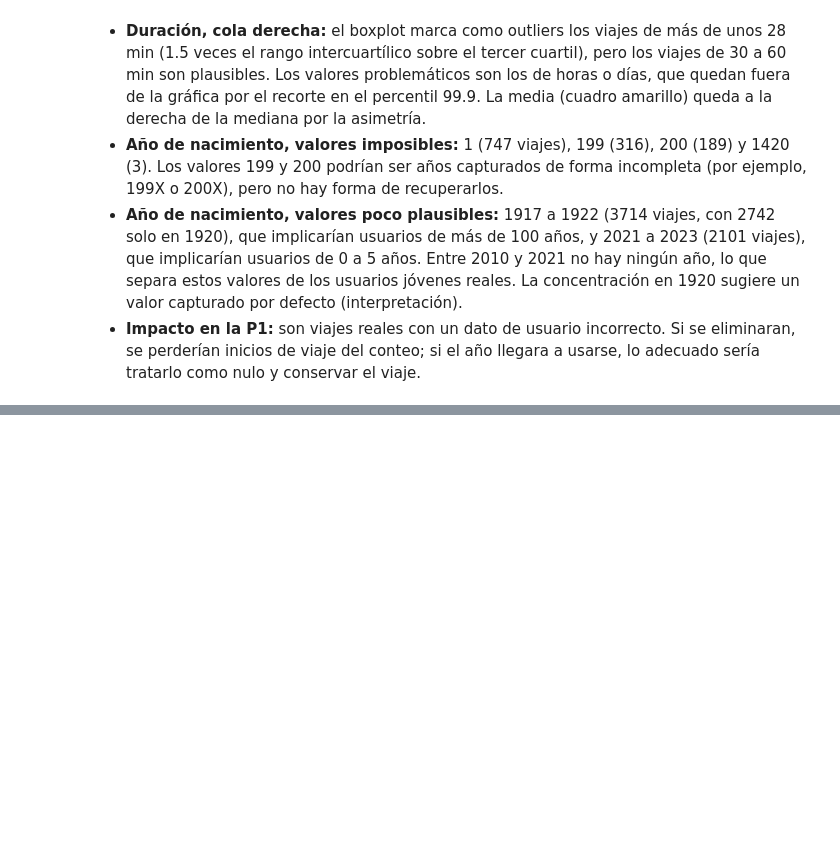
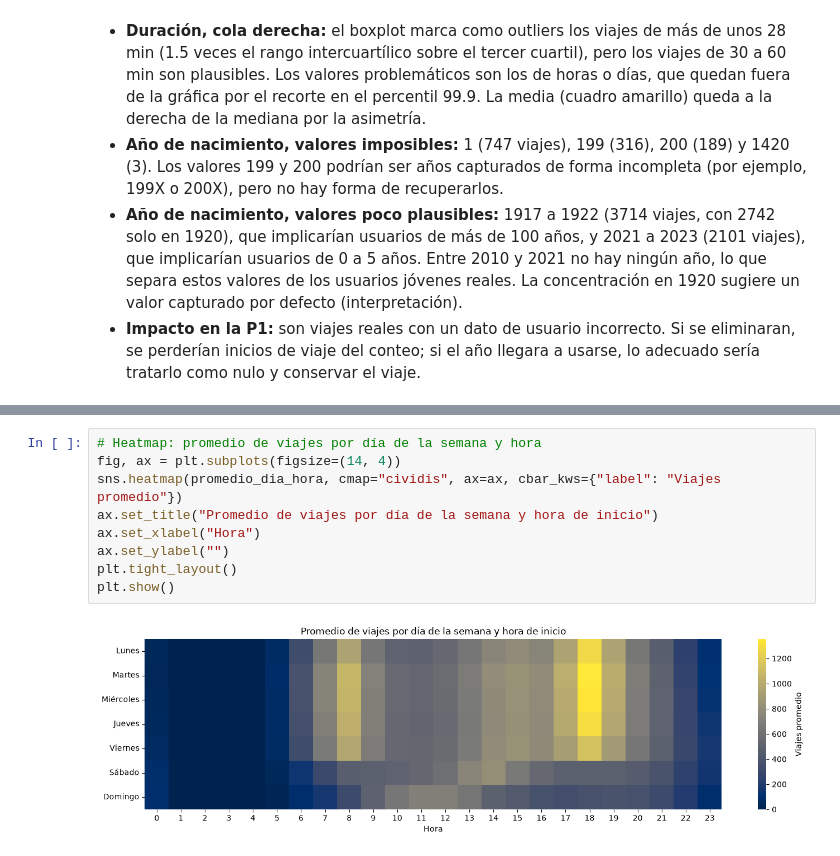
Before and after one commit to sanchezdavilaluisarturo/MLOps-ProyectoMiBici-Equipo7, a Jupyter notebook: notebooks/0.04-dsh-eda-p1.ipynb, the cells around one changed output, grey strips where cells are left out. Drawn from its saved outputs; the diff is of its cells as text; blank space fills up the shorter version.

```diff
--- a/notebooks/0.04-dsh-eda-p1.ipynb
+++ b/notebooks/0.04-dsh-eda-p1.ipynb
@@ -293,0 +426,11 @@ Año_de_nacimiento
+# %%
+# Heatmap: promedio de viajes por día de la semana y hora
+fig, ax = plt.subplots(figsize=(14, 4))
+sns.heatmap(promedio_dia_hora, cmap="cividis", ax=ax, cbar_kws={"label": "Viajes promedio"})
+ax.set_title("Promedio de viajes por día de la semana y hora de inicio")
+ax.set_xlabel("Hora")
+ax.set_ylabel("")
+plt.tight_layout()
+plt.show()
+# %% [output]
+[figure, added]
```
Also changed, not shown: parts of 6 cells of this notebook.
